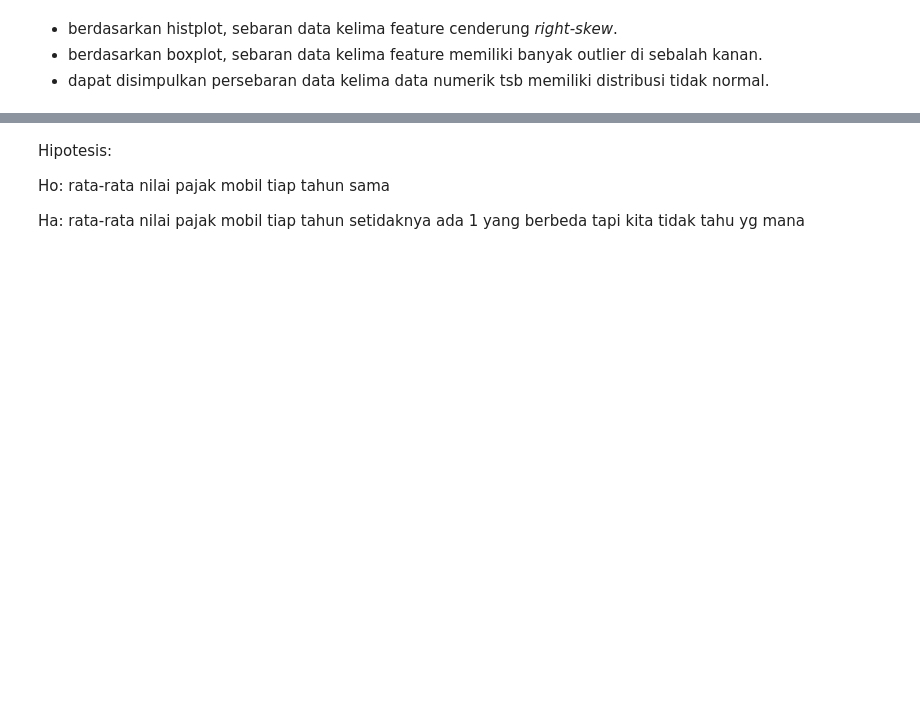
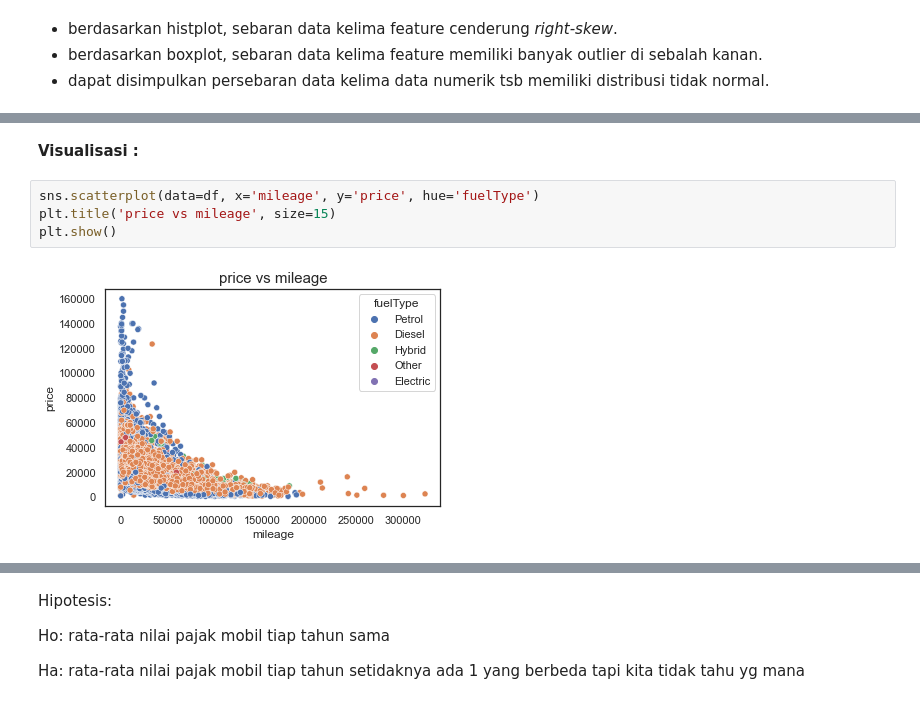
Before and after one commit to fariz-tiowiradin/FinProPWDK, a Jupyter notebook: Used Car Price Prediction.ipynb, the cells around one changed output, grey strips where cells are left out. Saved outputs shown, nothing was run; the diff lists cells and outputs as text; blank space fills up the shorter version.

```diff
--- a/Used Car Price Prediction.ipynb
+++ b/Used Car Price Prediction.ipynb
@@ -322,0 +562,8 @@ plt.show()
+# %% [markdown]
+**Visualisasi :**
+# %%
+sns.scatterplot(data=df, x='mileage', y='price', hue='fuelType')
+plt.title('price vs mileage', size=15)
+plt.show()
+# %% [output]
+[figure, added]
```
Also changed, not shown: parts of 129 cells of this notebook.
